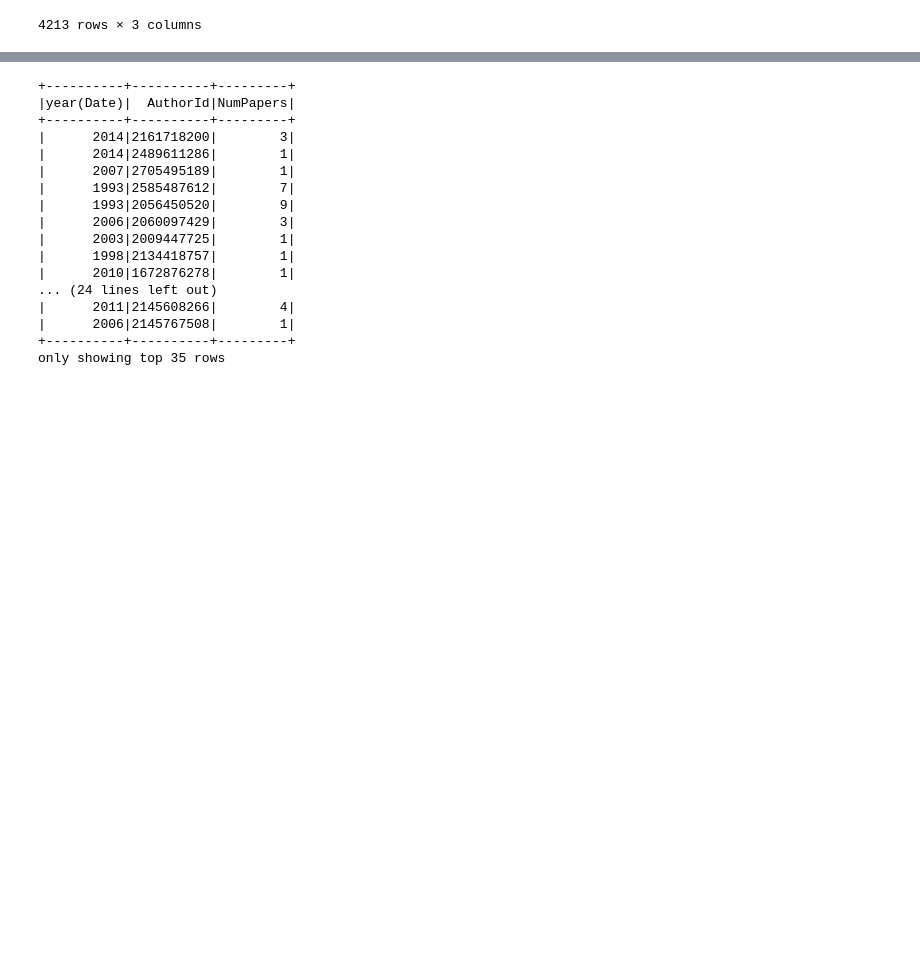
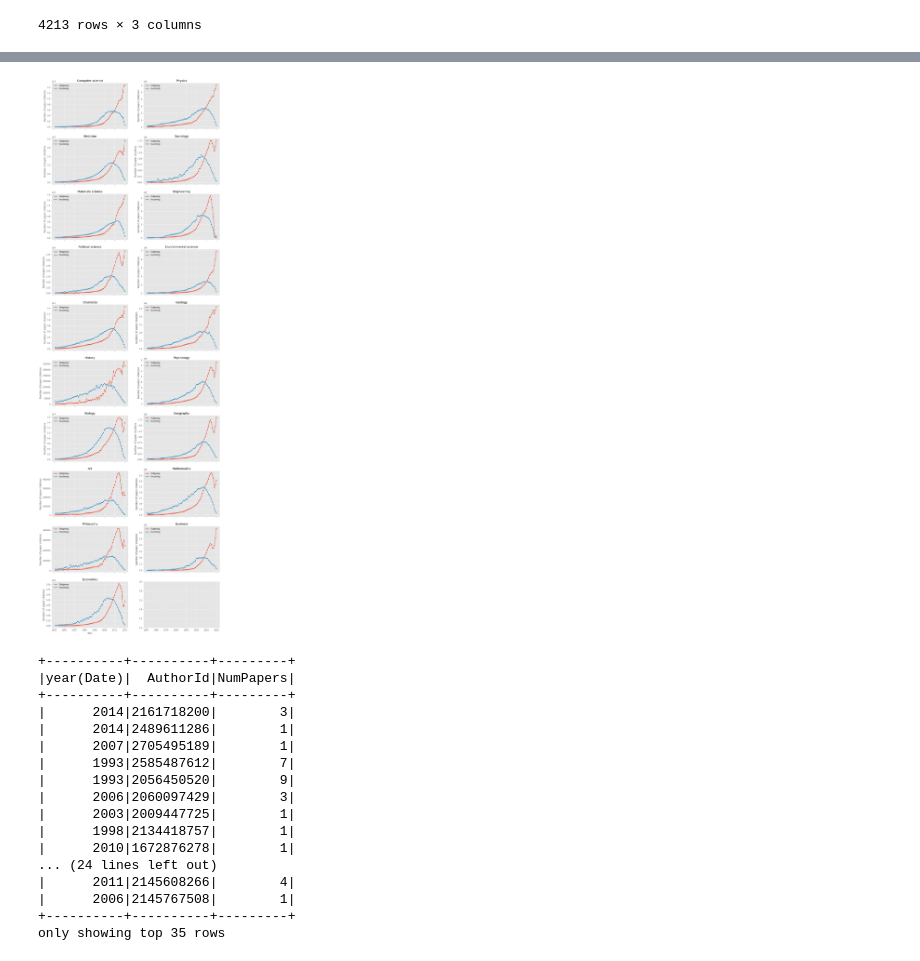
Before and after one commit to buschbirk/CentralityFairness, a Jupyter notebook: MAG analysis notebook.ipynb, the cells around one changed output, grey strips where cells are left out. Drawn from its saved outputs; the diff is of its cells as text; code cells hidden in the pictures; blank space fills up the shorter version.

Commit message:
Citations by year and discipline

```diff
--- a/MAG analysis notebook.ipynb
+++ b/MAG analysis notebook.ipynb
@@ -53,5 +53,5 @@ def get_node_client(executor_memory="24g"):
       .getOrCreate()
     return spark
 # %%
-spark = get_cluster_client(37353, memory_per_executor=14000)
+spark = get_cluster_client(37432, memory_per_executor=14000)
 # %% [output]
@@ -437,3 +492,5 @@ discipline_cites = pd.merge(discipline_citations_out, discipline_citations_in,
                             right_on=['Year', 'CitedField'])
 # %%
 discipline_cites.to_csv('MAG_FILES/PaperCitationsIngoingOutgoingPerYear.csv', index=False)
+# %%
+discipline_cites = pd.read_csv('MAG_FILES/PaperCitationsIngoingOutgoingPerYear.csv')
@@ -440,3 +513,26 @@ discipline_cites.to_csv('MAG_FILES/PaperCitationsIngoingOutgoingPerYear.csv', in
+# %%
+discipline_cites_filtered = discipline_cites[(discipline_cites.Year > 1950) & (discipline_cites.Year < 2021)]
+# %%
+idx = 0
+fig, axs = plt.subplots(nrows=10, ncols=2, figsize=(15,50), sharex=True)
+axs = list(axs.flatten())
+
+
+for record in fos_df.to_dict('records'):
+
+    sns.lineplot(data=discipline_cites_filtered[discipline_cites_filtered.CitingField==record['FieldOfStudyId']],
+                 x='Year', y='NumOutgoingCitations', marker="o", label='Outgoing',
+                 palette='cool', ax=axs[idx]).set_title(record['DisplayName'])
+
+    sns.lineplot(data=discipline_cites_filtered[discipline_cites_filtered.CitingField==record['FieldOfStudyId']],
+                 x='Year', y='NumIncomingCitations', marker="o", label='Incoming',
+                 palette='cool', ax=axs[idx]).set_title(record['DisplayName'])
+
+    axs[idx].set_ylabel('Number of paper citations')
+
+    idx += 1
+# %% [output]
+[figure, added]
 # %%
 def gender_per_country_per_year(mag):
 
```
Also changed, not shown: parts of 10 cells of this notebook, 3 other files.
